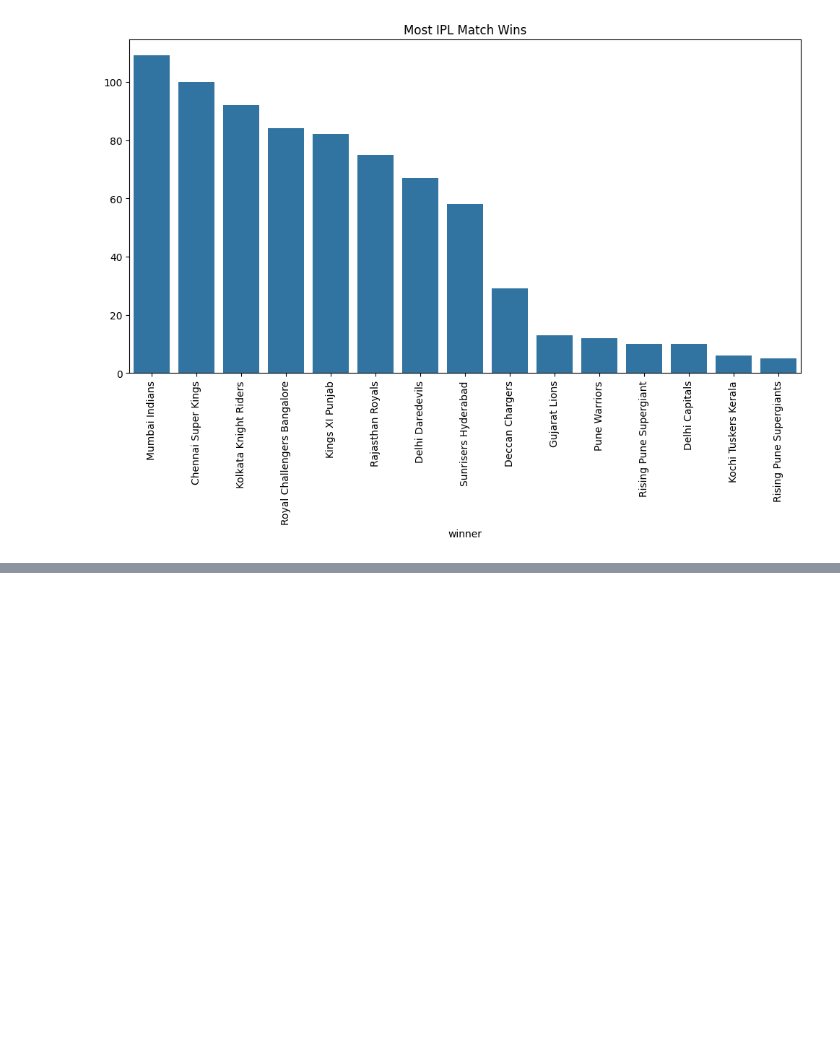
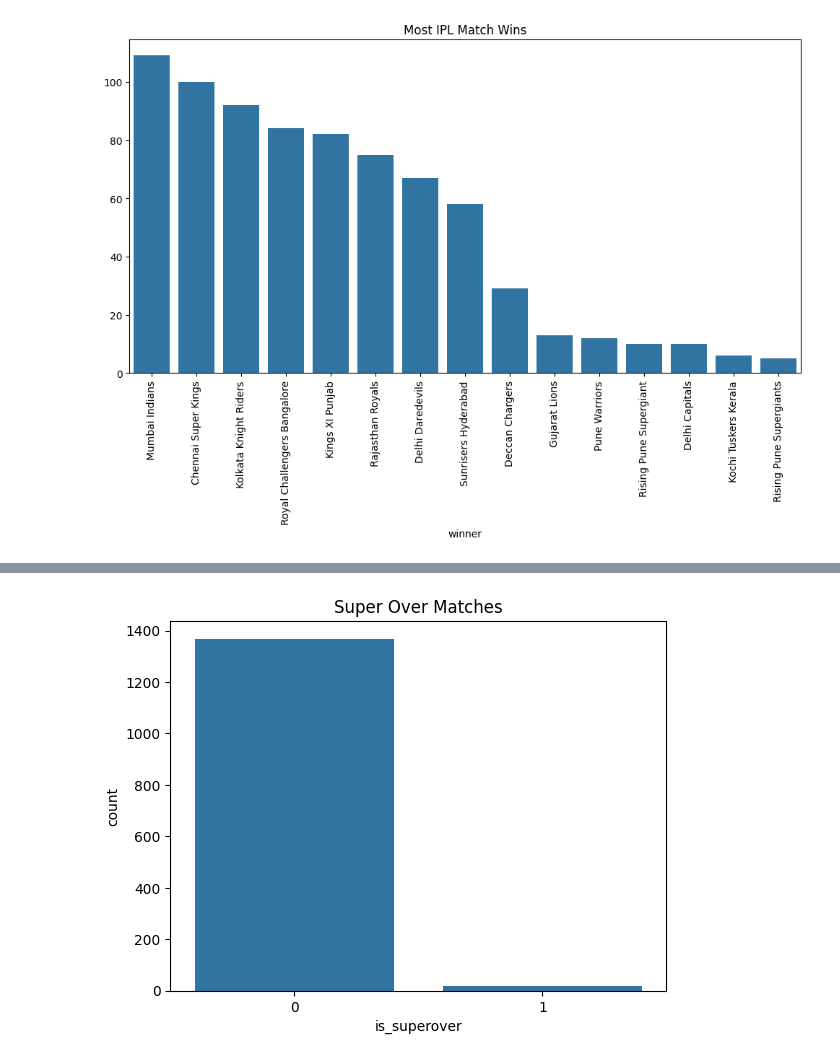
Before and after one commit to sohamm2410/ipl-analytics-dashboard, a Jupyter notebook: notebooks/eda.ipynb, the cells around one changed output, grey strips where cells are left out. Saved outputs shown, nothing was run; the diff lists cells and outputs as text; code cells hidden in the pictures; blank space fills up the shorter version.

```diff
--- a/notebooks/eda.ipynb
+++ b/notebooks/eda.ipynb
@@ -184,0 +389,7 @@ plt.show()
+# %%
+sns.countplot(x='is_superover', data=matches)
+
+plt.title("Super Over Matches")
+plt.show()
+# %% [output]
+[figure, added]
```
Also changed, not shown: parts of 23 cells of this notebook, 1 other file.
